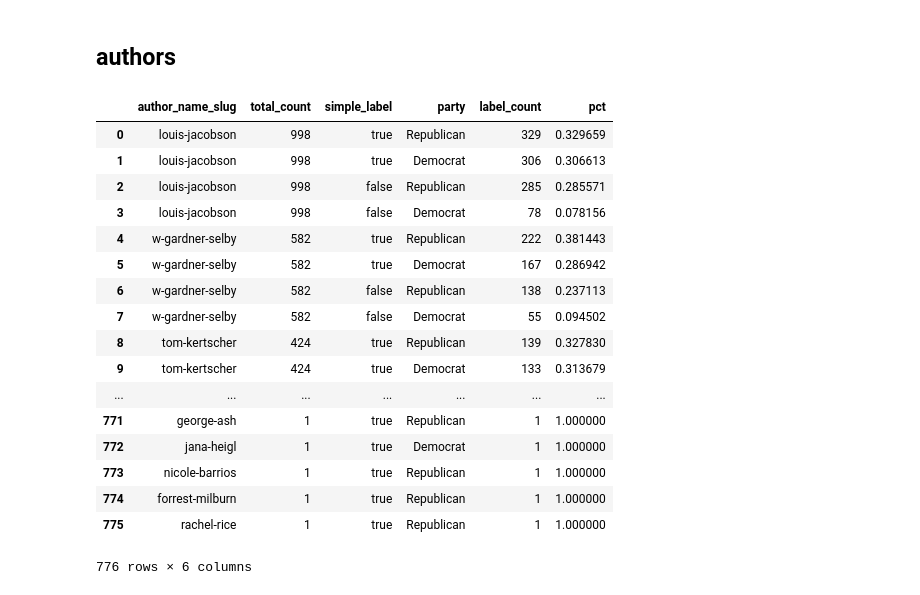
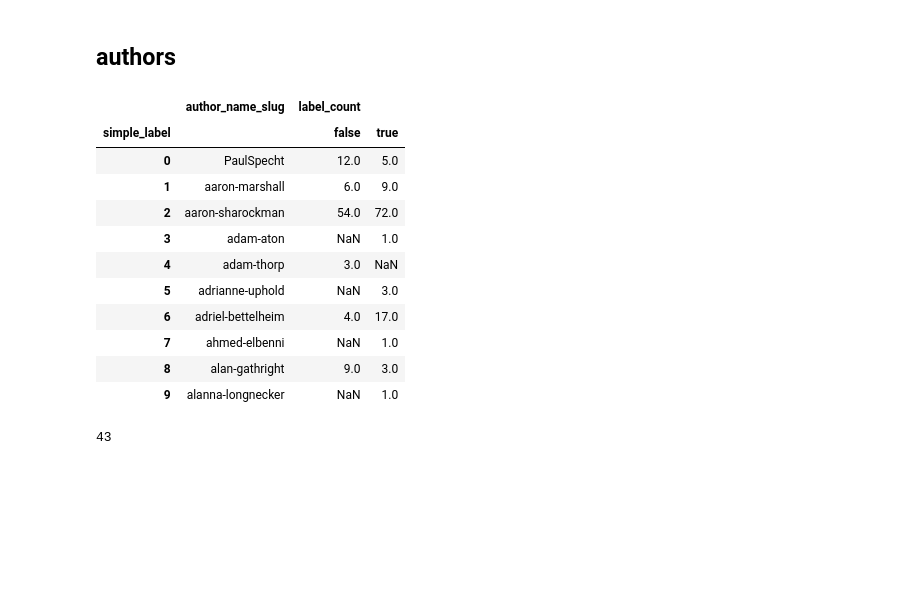
Before and after one commit to ExploringLies/lies-have-short-legs, a Jupyter notebook: notebooks/bias_estimation.ipynb, the cells around one changed output. Saved outputs shown, nothing was run; the diff lists cells and outputs as text; code cells hidden in the pictures; blank space fills up the shorter version.

```diff
--- a/notebooks/bias_estimation.ipynb
+++ b/notebooks/bias_estimation.ipynb
@@ -210,26 +210,24 @@ a = statements.loc[statements['party'].isin(parties_of_interest), :]
 
 author_counts = group_and_count(a, 'author_name_slug').rename(columns={'count': 'total_count'})
 author_label_counts = group_and_count(a, ['author_name_slug', 'simple_label', 'party']).rename(columns={'count': 'label_count'})
-# %%
-a = author_counts.merge(author_label_counts, on='author_name_slug')
-a['pct'] = a['label_count'] / a['total_count']
-a
-# %% [output]
-|  | author_name_slug | total_count | simple_label | party | label_count | pct |
-| 0 | louis-jacobson | 998 | true | Republican | 329 | 0.329659 |
-| 1 | louis-jacobson | 998 | true | Democrat | 306 | 0.306613 |
-| 2 | louis-jacobson | 998 | false | Republican | 285 | 0.285571 |
-| 3 | louis-jacobson | 998 | false | Democrat | 78 | 0.078156 |
-| 4 | w-gardner-selby | 582 | true | Republican | 222 | 0.381443 |
-| 5 | w-gardner-selby | 582 | true | Democrat | 167 | 0.286942 |
-| 6 | w-gardner-selby | 582 | false | Republican | 138 | 0.237113 |
-| 7 | w-gardner-selby | 582 | false | Democrat | 55 | 0.094502 |
-| 8 | tom-kertscher | 424 | true | Republican | 139 | 0.327830 |
-| 9 | tom-kertscher | 424 | true | Democrat | 133 | 0.313679 |
-| ... | ... | ... | ... | ... | ... | ... |
-| 771 | george-ash | 1 | true | Republican | 1 | 1.000000 |
-| 772 | jana-heigl | 1 | true | Democrat | 1 | 1.000000 |
-| 773 | nicole-barrios | 1 | true | Republican | 1 | 1.000000 |
-| 774 | forrest-milburn | 1 | true | Republican | 1 | 1.000000 |
-| 775 | rachel-rice | 1 | true | Republican | 1 | 1.000000 |
-776 rows × 6 columns
+# %%
+pd.pivot_table(a.loc[a.party.eq('Republican')], values=['label_count'], columns=['simple_label'], index='author_name_slug').reset_index()[:10]
+# %% [output]
+|  | author_name_slug | label_count |  |
+| simple_label |  | false | true |
+| 0 | PaulSpecht | 12.0 | 5.0 |
+| 1 | aaron-marshall | 6.0 | 9.0 |
+| 2 | aaron-sharockman | 54.0 | 72.0 |
+| 3 | adam-aton | NaN | 1.0 |
+| 4 | adam-thorp | 3.0 | NaN |
+| 5 | adrianne-uphold | NaN | 3.0 |
+| 6 | adriel-bettelheim | 4.0 | 17.0 |
+| 7 | ahmed-elbenni | NaN | 1.0 |
+| 8 | alan-gathright | 9.0 | 3.0 |
+| 9 | alanna-longnecker | NaN | 1.0 |
+# %%
+_t = group_and_count(statements, 'author_name_slug', with_pct=True)
+_t['pct_sum'] = np.cumsum(group_and_count(statements, 'author_name_slug', with_pct=True)['count_pct'])
+(_t['pct_sum'] < 0.8).sum()
+# %% [output]
+43
```
Also changed, not shown: parts of 3 cells of this notebook, 3 other files.
